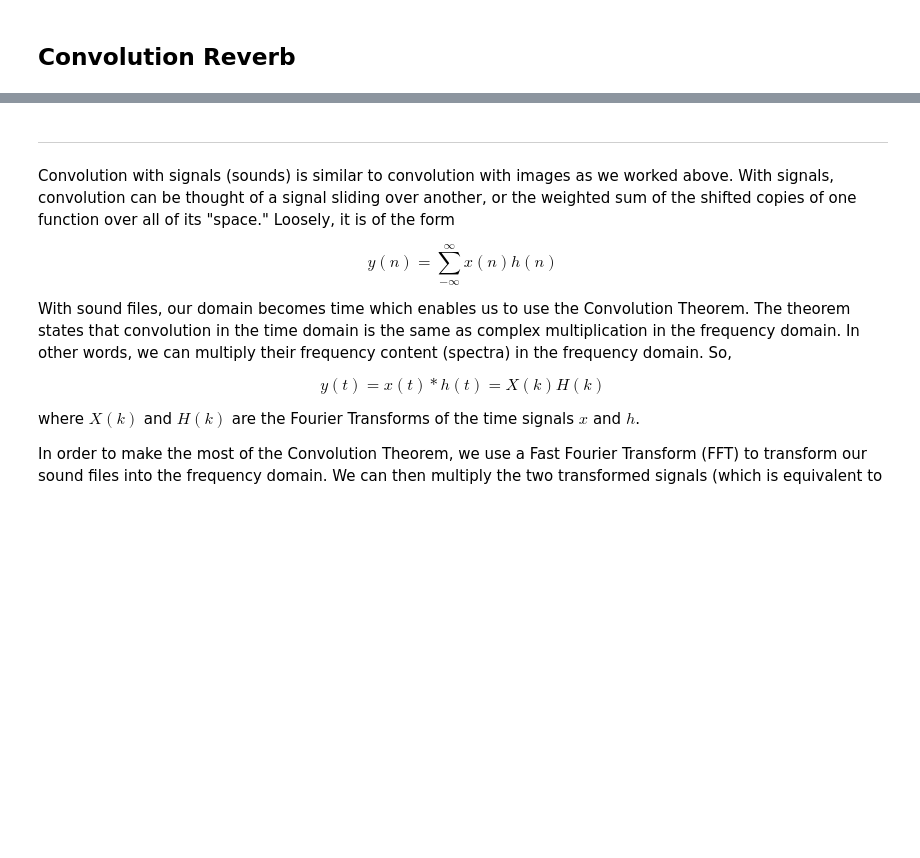
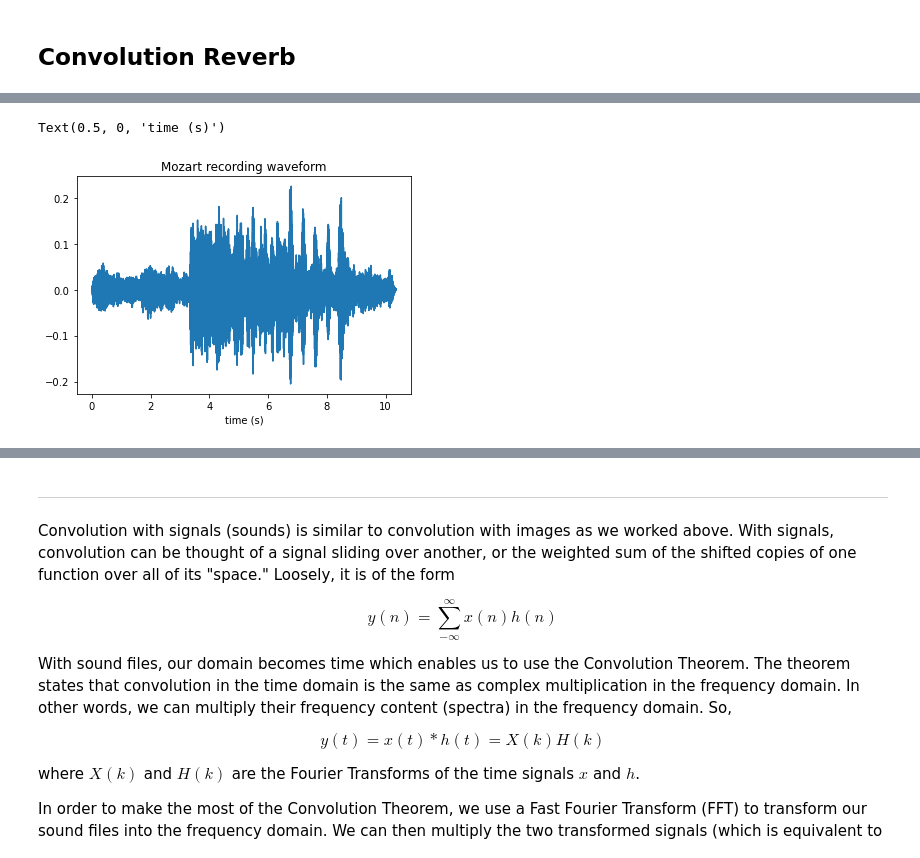
Before and after one commit to dzluke/Music30_Spring2022, a Jupyter notebook: Lab1_ConvolutionalMaps/lab1.ipynb, the cells around one changed output, grey strips where cells are left out. Saved outputs shown, nothing was run; the diff lists cells and outputs as text; code cells hidden in the pictures; blank space fills up the shorter version.

```diff
--- a/Lab1_ConvolutionalMaps/lab1.ipynb
+++ b/Lab1_ConvolutionalMaps/lab1.ipynb
@@ -218,0 +214,8 @@ plt.plot(np.linspace(0, h.shape[0]/srh, h.shape[0]), h)
+# %%
+x_len = x.shape[0]
+plt.plot(np.linspace(0, x_len/srx, num=x_len), x)
+plt.title('Mozart recording waveform')
+plt.xlabel('time (s)')
+# %% [output]
+Text(0.5, 0, 'time (s)')
+[figure, added]
```
Also changed, not shown: parts of 21 cells of this notebook.
